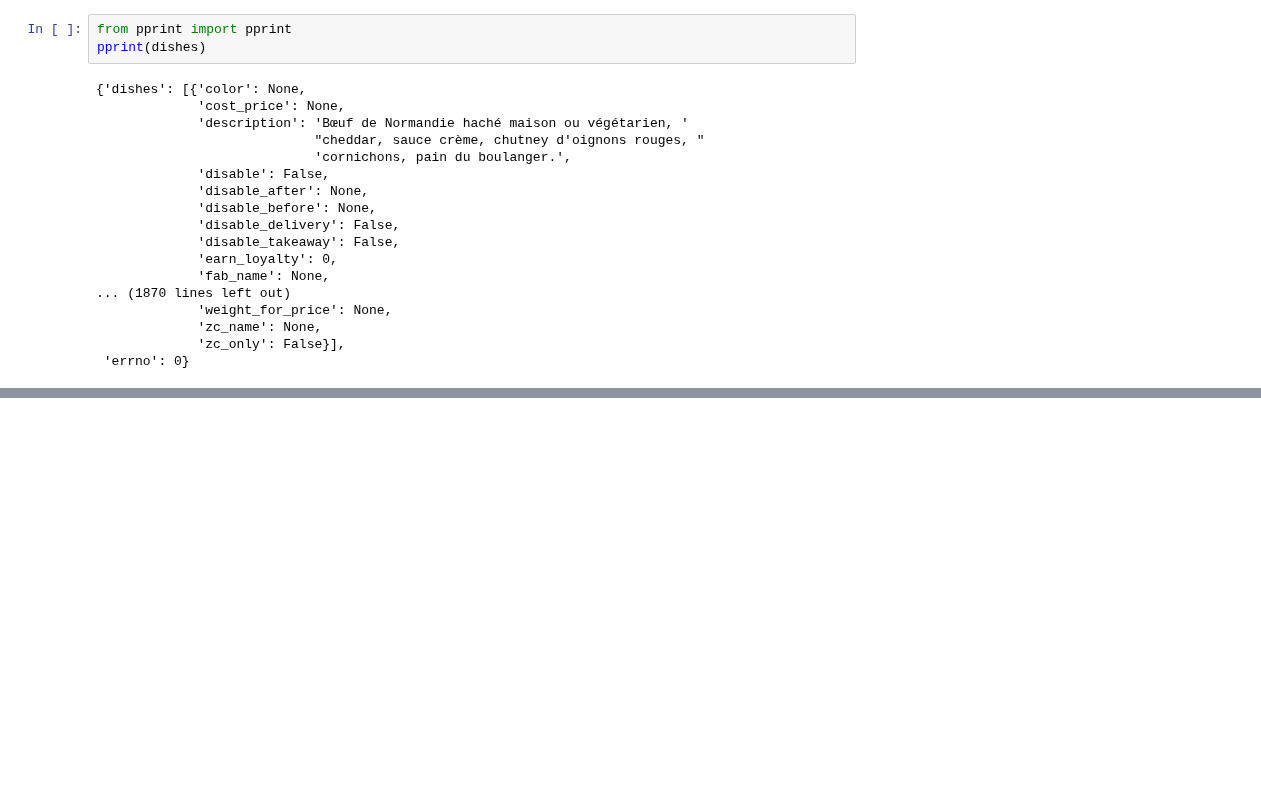
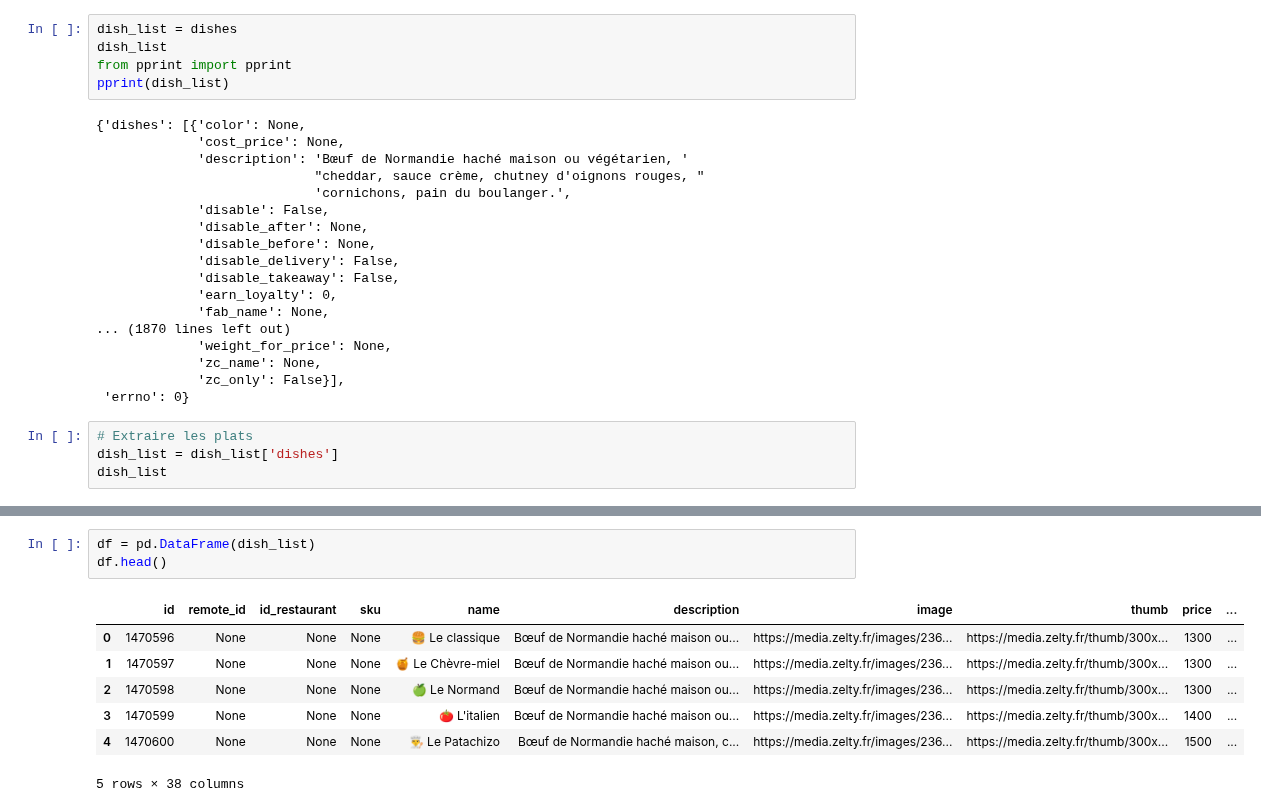
Before and after one commit to IshemZ/Zelty_api, a Jupyter notebook: zelty_dishes.ipynb, the cells around one changed output, grey strips where cells are left out. Cells and saved outputs as stored; diff of their text form; blank space fills up the shorter version.

Commit message:
zelty cleaned

```diff
--- a/zelty_dishes.ipynb
+++ b/zelty_dishes.ipynb
@@ -24,6 +5,8 @@ dishes
 # %%
+dish_list = dishes
+dish_list
 from pprint import pprint
-pprint(dishes)
+pprint(dish_list)
 # %% [output]
 {'dishes': [{'color': None,
              'cost_price': None,
@@ -42,3 +25,7 @@ pprint(dishes)
              'zc_name': None,
              'zc_only': False}],
  'errno': 0}
+# %%
+# Extraire les plats
+dish_list = dish_list['dishes']
+dish_list
@@ -44,0 +50,11 @@ pprint(dishes)
+# %%
+df = pd.DataFrame(dish_list)
+df.head()
+# %% [output]
+|  | id | remote_id | id_restaurant | sku | name | description | image | thumb | price | ... |
+| 0 | 1470596 | None | None | None | 🍔 Le classique | Bœuf de Normandie haché maison ou... | https://media.zelty.fr/images/236... | https://media.zelty.fr/thumb/300x... | 1300 | ... |
+| 1 | 1470597 | None | None | None | 🍯 Le Chèvre-miel | Bœuf de Normandie haché maison ou... | https://media.zelty.fr/images/236... | https://media.zelty.fr/thumb/300x... | 1300 | ... |
+| 2 | 1470598 | None | None | None | 🍏 Le Normand | Bœuf de Normandie haché maison ou... | https://media.zelty.fr/images/236... | https://media.zelty.fr/thumb/300x... | 1300 | ... |
+| 3 | 1470599 | None | None | None | 🍅 L'italien | Bœuf de Normandie haché maison ou... | https://media.zelty.fr/images/236... | https://media.zelty.fr/thumb/300x... | 1400 | ... |
+| 4 | 1470600 | None | None | None | 👨‍🍳 Le Patachizo | Bœuf de Normandie haché maison, c... | https://media.zelty.fr/images/236... | https://media.zelty.fr/thumb/300x... | 1500 | ... |
+5 rows × 38 columns
```
Also changed, not shown: parts of 5 cells of this notebook.
